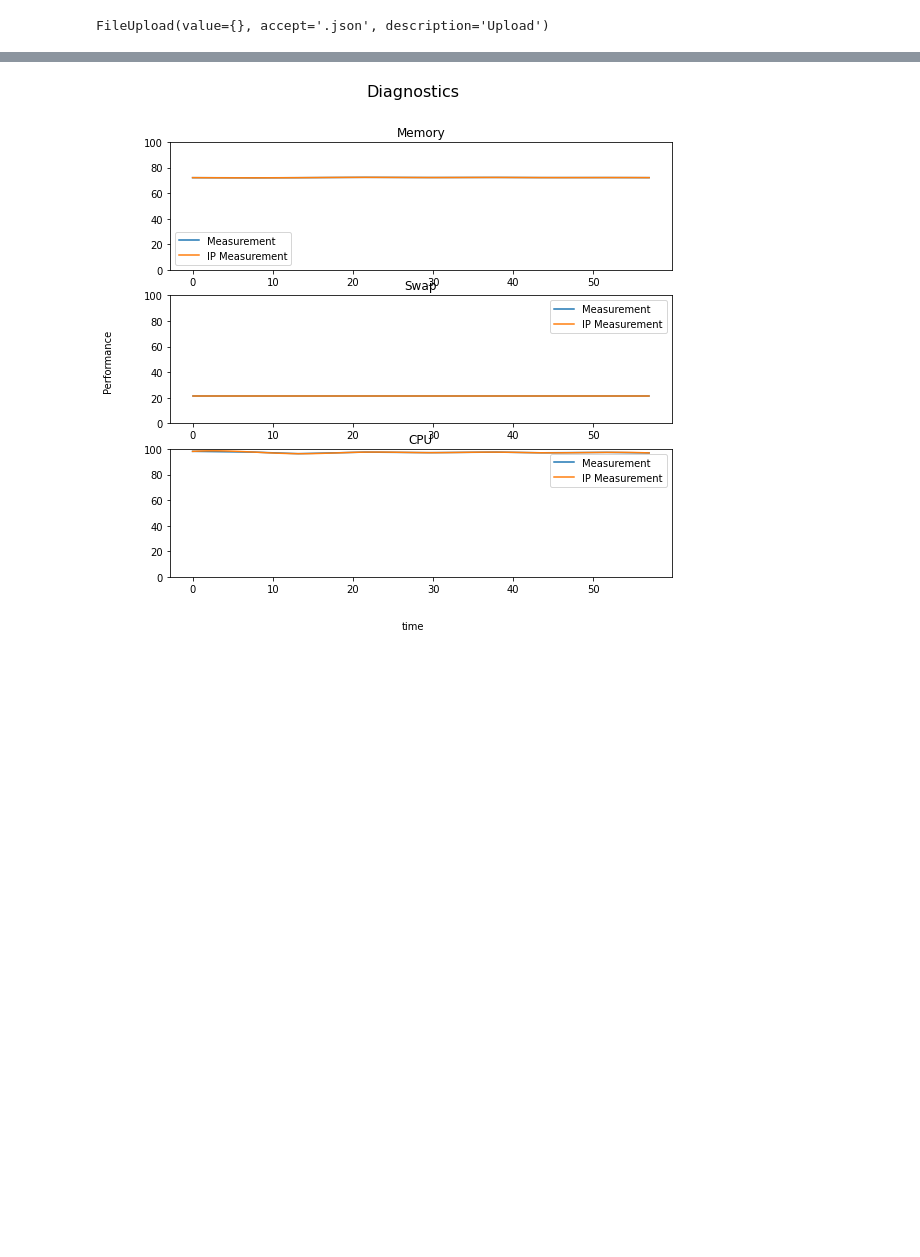
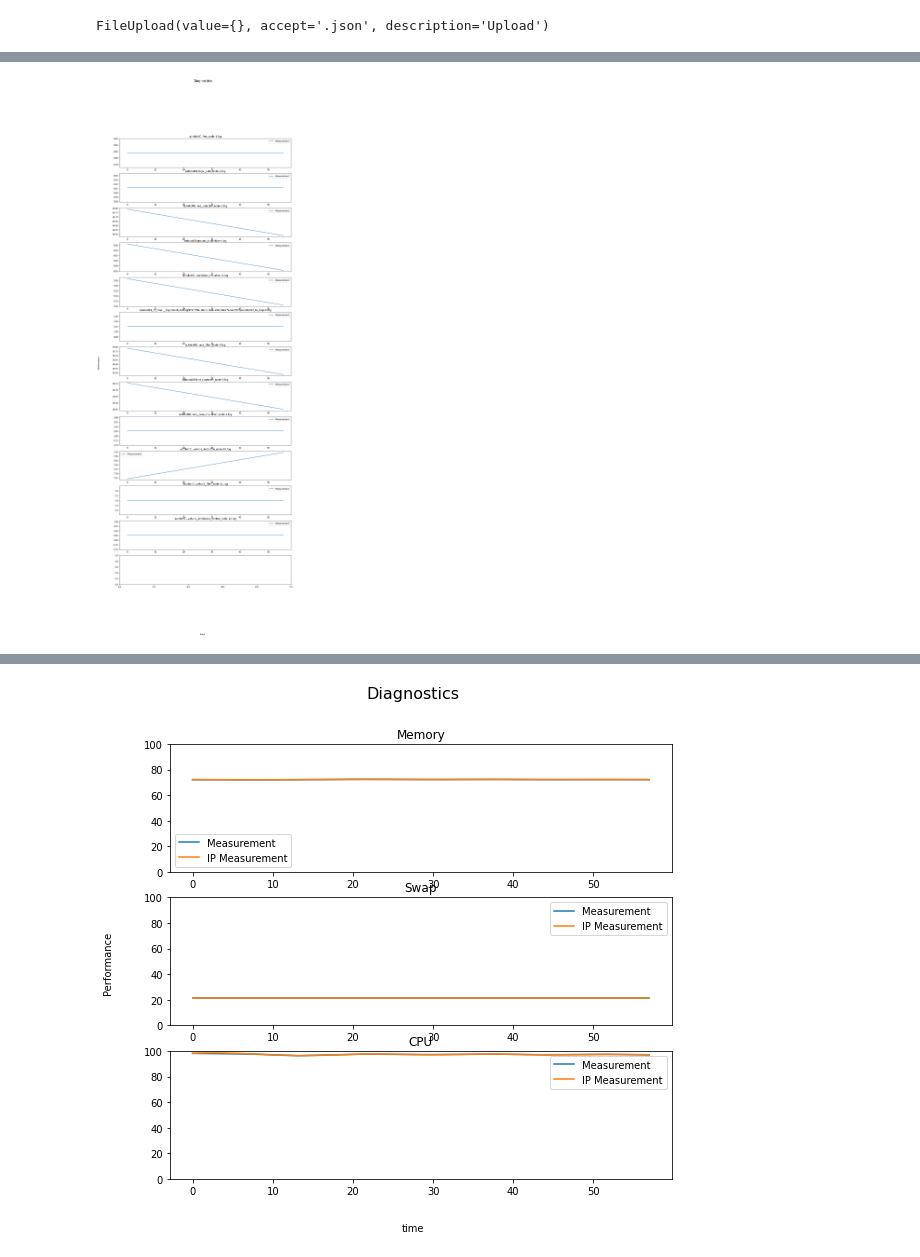
Before and after one commit to llingg/behaviour-benchmarking, a Jupyter notebook: notebooks/analyse_dashboard.ipynb, the cells around one changed output, grey strips where cells are left out. Cells and saved outputs as stored; diff of their text form; code cells hidden in the pictures; blank space fills up the shorter version.

```diff
--- a/notebooks/analyse_dashboard.ipynb
+++ b/notebooks/analyse_dashboard.ipynb
@@ -17,3 +50,93 @@ upload = FileUpload(accept='.json',
 upload
 # %% [output]
 FileUpload(value={}, accept='.json', description='Upload')
+# %%
+import json
+import matplotlib.pyplot as plt
+import numpy as np
+from scipy import interpolate
+
+assert upload.data, 'File missing, please upload in above cell'
+data = json.loads(upload.data[0].decode('utf-8'))
+
+cpu_processes = np.array([[],[],[]])
+t0= data['process_stats'][0]['time']
+cpu_max = (data['resources_stats'][0]['cpu']['pcpu'])
+
+container_id = data['containers']
+
+
+
+
+for x in container_id:
+    if container_id[x] == 'cocky_banach': #should be behaviour_benchmarking
+        behaviour_benchmarking_key = x
+
+
+process_stats = data['process_stats']
+container_stats = data['container_stats']
+
+
+for x in process_stats:
+    if x['container'] == behaviour_benchmarking_key:
+        dat = np.array([[x['time']-t0,float(x['pcpu'])/cpu_max*100,x['command']]])
+        cpu_processes = np.append(cpu_processes,dat.T, axis=1)
+
+command = cpu_processes[2]
+container_names = []
+
+
+length = cpu_processes.shape[1]
+occurrences = np.count_nonzero(cpu_processes == cpu_processes[0][2])
+time_ip = np.linspace(float(cpu_processes[0][0]), float(cpu_processes[0][-1]), 100)
+bm_ip = np.array([time_ip])
+fig, axes= plt.subplots(occurrences, 1, figsize=(15, 40))
+fig.text(0.5, 0.04, 'time', ha='center', va='center')
+fig.text(0.03, 0.5, 'Performance', ha='center', va='center', rotation='vertical')
+
+
+
+for i in range(0,occurrences-1):
+    pos = np.char.find(command[i],hostname_minus)
+    if pos == -1:
+        pos = np.char.find(command[i],hostname_underline)
+
+    current_container_name = command[i][pos:]
+    container_names.append(current_container_name)
+    cpu_processes_int = cpu_processes[:,i:length-1:occurrences]
+    for j in range(0,len(cpu_processes)-2):
+        tck = interpolate.splrep((cpu_processes_int[0]), (cpu_processes_int[j+1]), s=0)
+        ip = np.array([interpolate.splev(bm_ip[0], tck, der=0)])
+        #bm_ip = np.append(bm_ip, ip, axis=0)
+        time_ip = np.linspace(float(cpu_processes_int[0][0]), float(cpu_processes_int[0][-1]), 100)
+        cpu_processes_int_x = np.array([time_ip])
+        value_ip = np.linspace(float(cpu_processes_int[1][0]), float(cpu_processes_int[1][-1]), 100)
+        cpu_processes_int_y = np.array([value_ip])
+
+
+        axes[i].plot((cpu_processes_int_x[0]), cpu_processes_int_y[0])#, bm_ip[0], bm_ip[j+1])
+        #axes[i].plot(bm_ip[0], bm_ip[j+1])
+        axes[i].legend(['Measurement', 'IP Measurement'])
+        axes[i].set_title(current_container_name)
+        #axes[i].set_ylim(0, 100)
+
+
+
+print(container_names)
+fig.suptitle('Diagnostics', fontsize=16)
+plt.show()
+
+
+
+# Info available:
+# "container":"b15db65da2d56479c18f6eb6319deb2f78319e2f59c5766e617b79f12fba7138",
+# "time":1588330386.5554,
+# "ppid":"19871",
+# "pid":"21485",
+# "pcpu":"45.8",
+# "nthreads":"8",
+# "cputime":"00:08:19",
+# "pmem":"7.3",
+# "mem":108.412,
+# "command
+# %% [output]
@@ -19,0 +144 @@ FileUpload(value={}, accept='.json', description='Upload')
+[figure, added]
```
Also changed, not shown: parts of 7 cells of this notebook, 1 other file.
